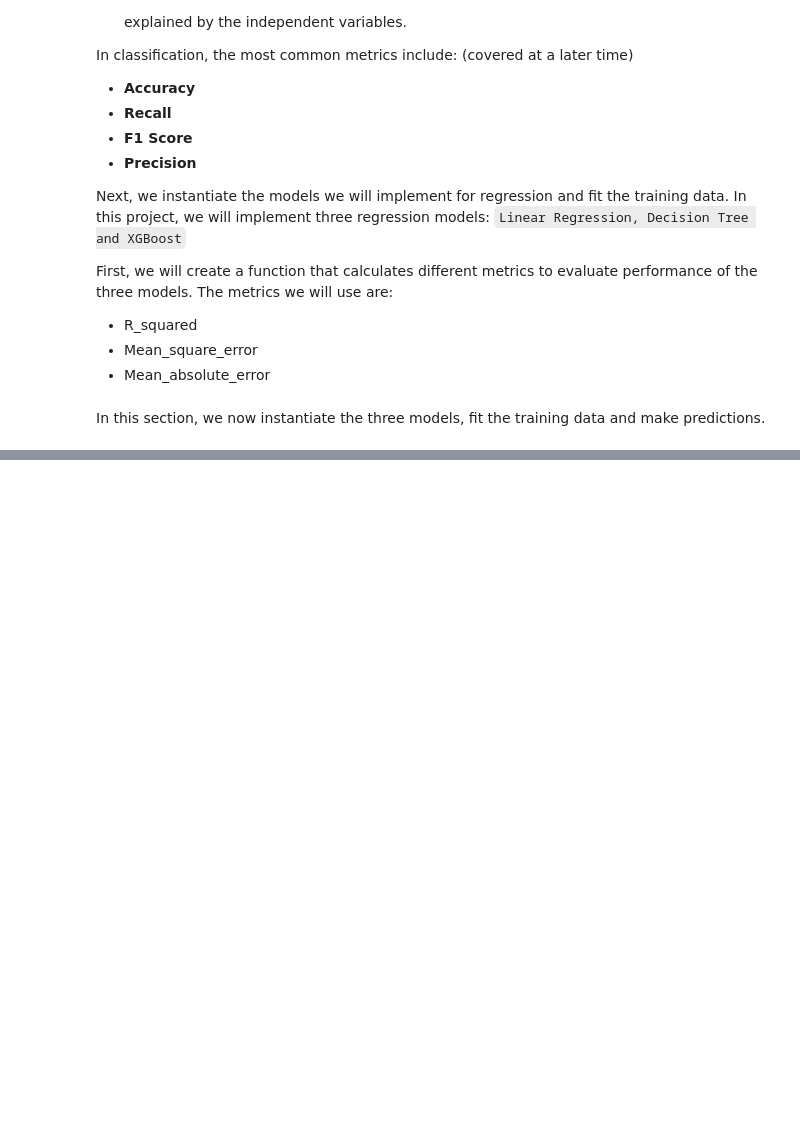
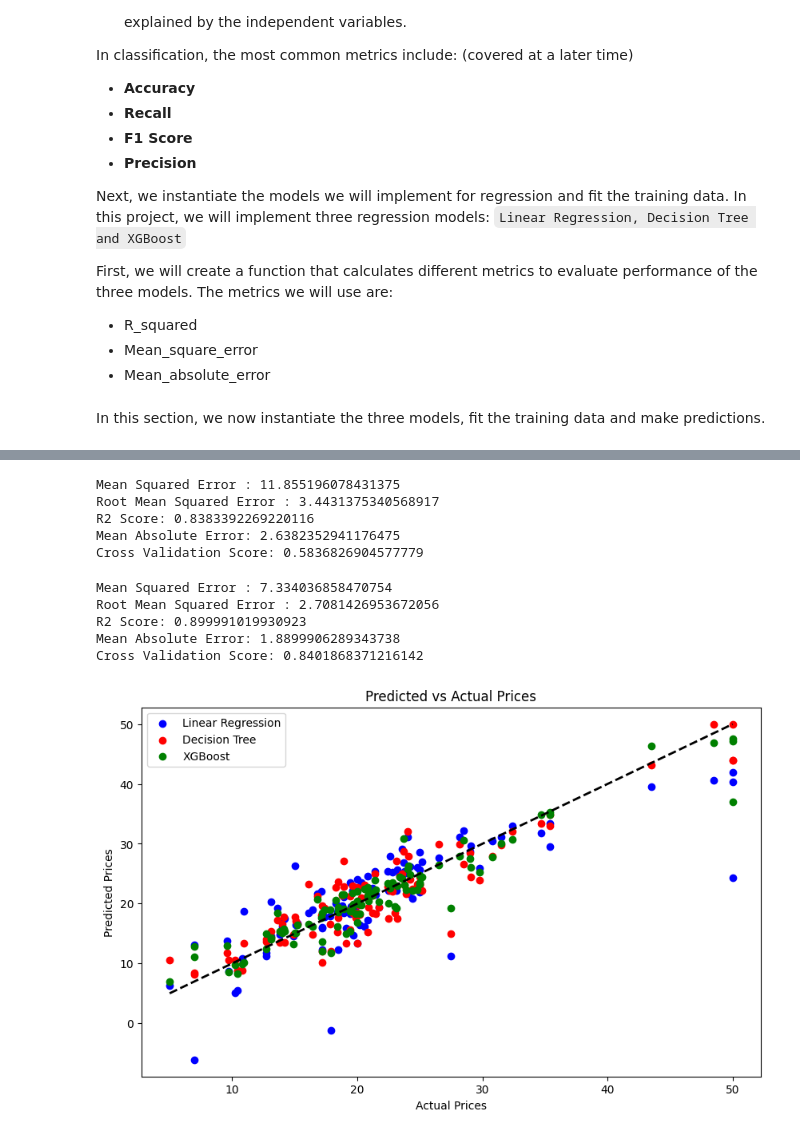
Before and after one commit to Patricknmaina/Machine_Learning_Fundamentals, a Jupyter notebook: ML_Fundamentals.ipynb, the cells around one changed output, grey strips where cells are left out. Saved outputs shown, nothing was run; the diff lists cells and outputs as text; code cells hidden in the pictures; blank space fills up the shorter version.

Commit message:
added model metrics

```diff
--- a/ML_Fundamentals.ipynb
+++ b/ML_Fundamentals.ipynb
@@ -275,0 +283,46 @@ TypeError: can't multiply sequence by non-int of type 'float'
+# %%
+# instantiate the Decision Tree Regressor model and fit the train data
+dec_model = DecisionTreeRegressor(random_state=42)
+dec_model.fit(X_train, y_train)
+
+# make predictions on test data
+dec_pred = dec_model.predict(X_test)
+
+# run the metrics calculator function
+metrics_calculator(dec_model, X_train, y_train, y_test, dec_pred)
+# %% [output]
+Mean Squared Error : 11.855196078431375
+Root Mean Squared Error : 3.4431375340568917
+R2 Score: 0.8383392269220116
+Mean Absolute Error: 2.6382352941176475
+Cross Validation Score: 0.5836826904577779
+# %%
+# instantiate the XGBoost Regressor model and fit the train data
+xgb_model = XGBRegressor(random_state=42)
+xgb_model.fit(X_train, y_train)
+
+# make predictions on test data
+xgb_pred = xgb_model.predict(X_test)
+
+# run the metrics calculator function
+metrics_calculator(xgb_model, X_train, y_train, y_test, xgb_pred)
+# %% [output]
+Mean Squared Error : 7.334036858470754
+Root Mean Squared Error : 2.7081426953672056
+R2 Score: 0.899991019930923
+Mean Absolute Error: 1.8899906289343738
+Cross Validation Score: 0.8401868371216142
+# %%
+# plot the predicted vs actual values
+plt.figure(figsize=(10, 6))
+plt.scatter(y_test, linear_pred, color='blue', label='Linear Regression')
+plt.scatter(y_test, dec_pred, color='red', label='Decision Tree')
+plt.scatter(y_test, xgb_pred, color='green', label='XGBoost')
+plt.plot([y_test.min(), y_test.max()], [y_test.min(), y_test.max()], 'k--', lw=2)
+plt.xlabel('Actual Prices')
+plt.ylabel('Predicted Prices')
+plt.title('Predicted vs Actual Prices')
+plt.legend()
+plt.show()
+# %% [output]
+[figure, added]
```
Also changed, not shown: parts of 5 cells of this notebook.
